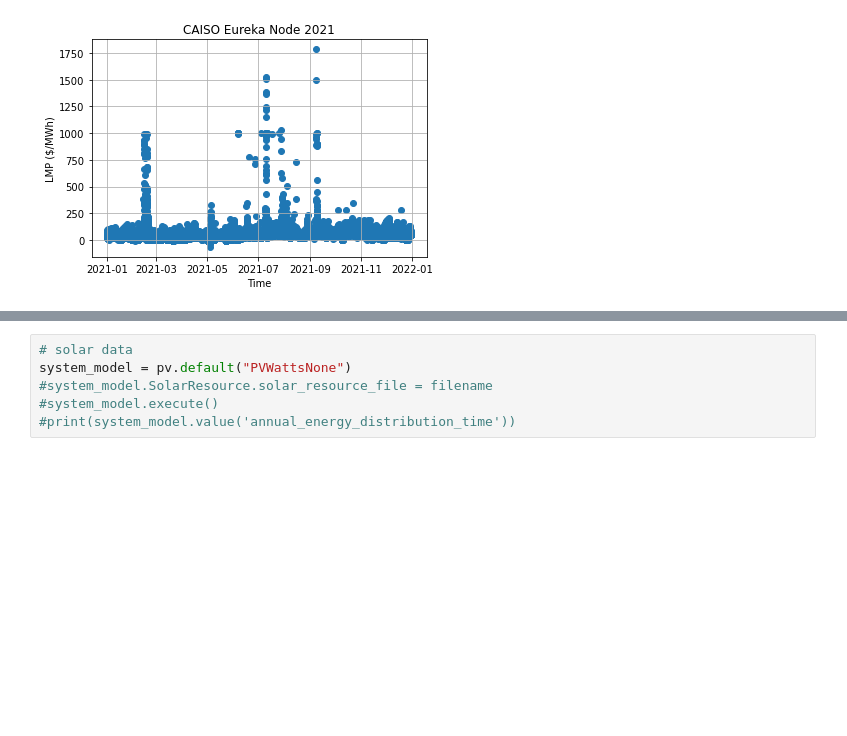
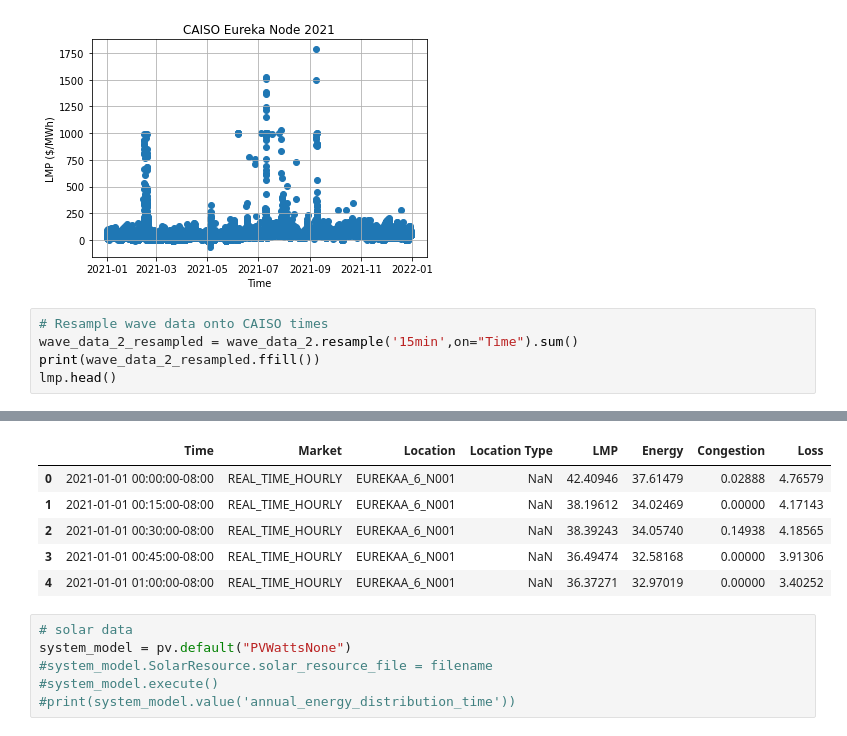
Before and after one commit to rebeccamccabe/wec-econ, a Jupyter notebook: wec-value.ipynb, the cells around one changed output, grey strips where cells are left out. Drawn from its saved outputs; the diff is of its cells as text; blank space fills up the shorter version.

Commit message:
interpolate times for wave data

```diff
--- a/wec-value.ipynb
+++ b/wec-value.ipynb
@@ -77,3 +77,9 @@ ax.set(xlabel='Time', ylabel='LMP ($/MWh)', title='CAISO Eureka Node 2021')
 ax.grid()
 # %% [output]
 [figure]
+# %%
+# Resample wave data onto CAISO times
+wave_data_2_resampled = wave_data_2.resample('15min',on="Time").sum()
+print(wave_data_2_resampled.ffill())
+lmp.head()
+# %% [output]
@@ -80,3 +101,9 @@ ax.grid()
+|  | Time | Market | Location | Location Type | LMP | Energy | Congestion | Loss |
+| 0 | 2021-01-01 00:00:00-08:00 | REAL_TIME_HOURLY | EUREKAA_6_N001 | NaN | 42.40946 | 37.61479 | 0.02888 | 4.76579 |
+| 1 | 2021-01-01 00:15:00-08:00 | REAL_TIME_HOURLY | EUREKAA_6_N001 | NaN | 38.19612 | 34.02469 | 0.00000 | 4.17143 |
+| 2 | 2021-01-01 00:30:00-08:00 | REAL_TIME_HOURLY | EUREKAA_6_N001 | NaN | 38.39243 | 34.05740 | 0.14938 | 4.18565 |
+| 3 | 2021-01-01 00:45:00-08:00 | REAL_TIME_HOURLY | EUREKAA_6_N001 | NaN | 36.49474 | 32.58168 | 0.00000 | 3.91306 |
+| 4 | 2021-01-01 01:00:00-08:00 | REAL_TIME_HOURLY | EUREKAA_6_N001 | NaN | 36.37271 | 32.97019 | 0.00000 | 3.40252 |
 # %%
 # solar data
 system_model = pv.default("PVWattsNone")
```
Also changed, not shown: parts of 1 cell of this notebook.
